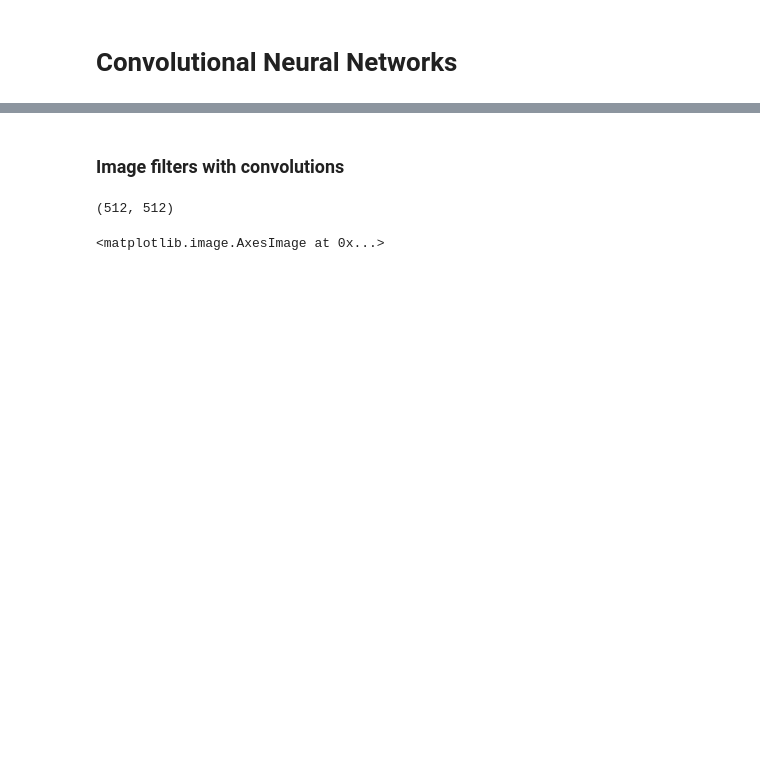
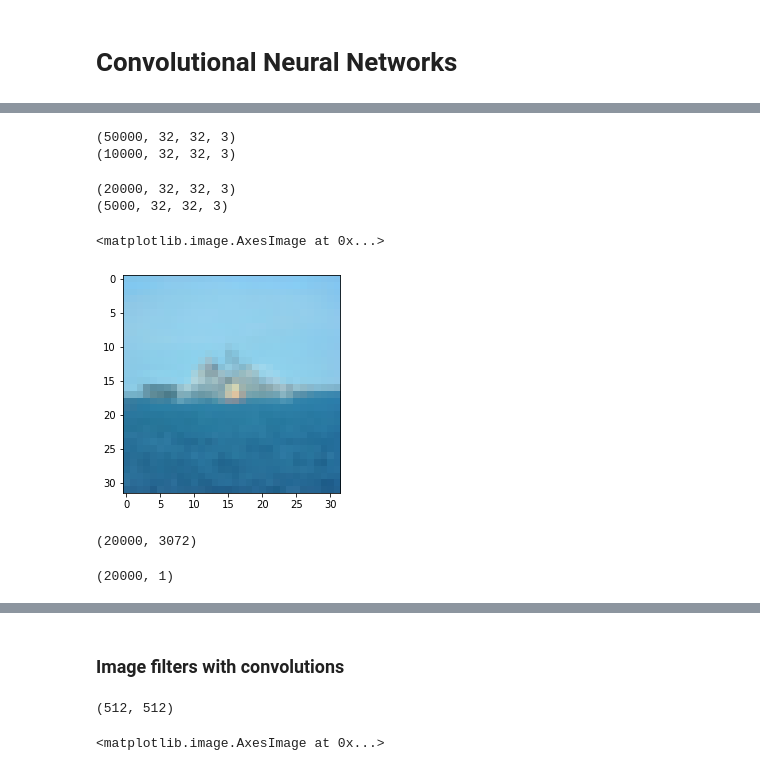
Before and after one commit to pdivakar/DNN, a Jupyter notebook: CNN.ipynb, the cells around one changed output, grey strips where cells are left out. Cells and saved outputs as stored; diff of their text form; code cells hidden in the pictures; blank space fills up the shorter version.

```diff
--- a/CNN.ipynb
+++ b/CNN.ipynb
@@ -17,0 +22,6 @@ import keras.backend as K
+# %%
+print (X_train.shape)
+print (X_test.shape)
+# %% [output]
+(50000, 32, 32, 3)
+(10000, 32, 32, 3)
@@ -17,0 +33,11 @@ import keras.backend as K
+# %%
+print (X_train.shape)
+print (X_test.shape)
+# %% [output]
+(20000, 32, 32, 3)
+(5000, 32, 32, 3)
+# %%
+plt.imshow(X_train[21])
+# %% [output]
+<matplotlib.image.AxesImage at 0x...>
+[figure, added]
@@ -17,0 +50,8 @@ import keras.backend as K
+# %%
+X_train.shape
+# %% [output]
+(20000, 3072)
+# %%
+y_train.shape
+# %% [output]
+(20000, 1)
```
Also changed, not shown: parts of 57 cells of this notebook.
